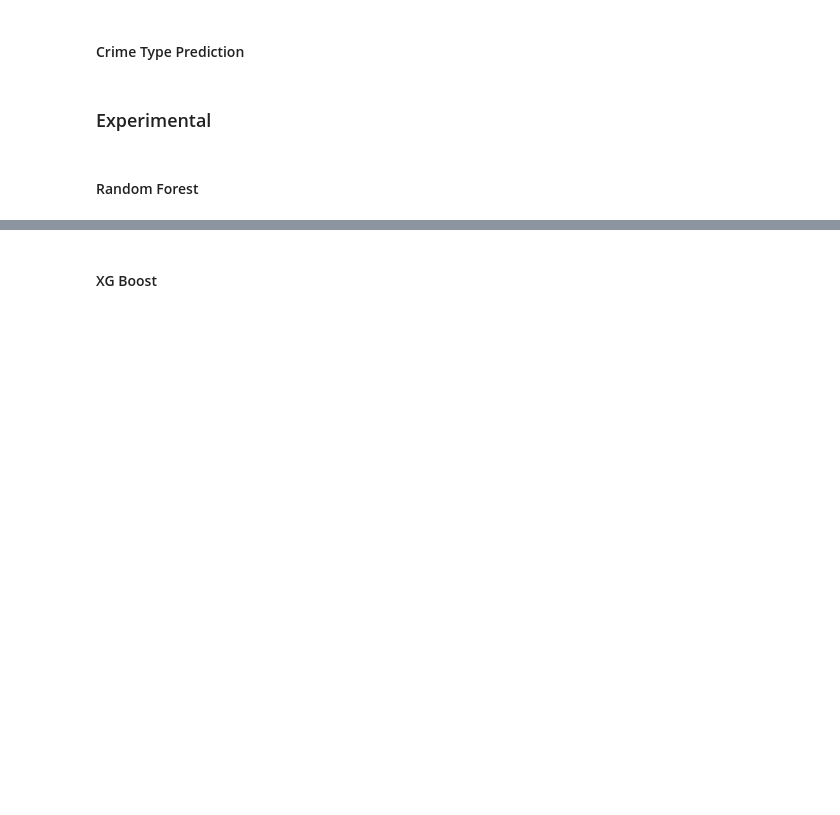
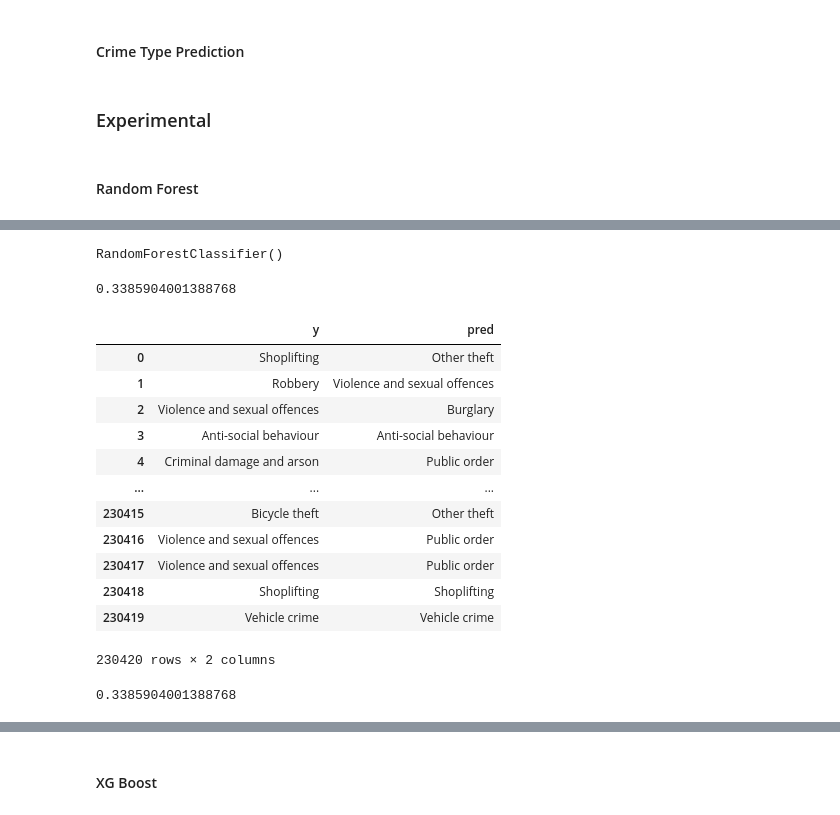
Before and after one commit to MoshaLangerak/Data_Challenge_2_Group_18, a Jupyter notebook: DC_2_FinalSubmit.ipynb, the cells around one changed output, grey strips where cells are left out. Drawn from its saved outputs; the diff is of its cells as text; code cells hidden in the pictures; blank space fills up the shorter version.

```diff
--- a/DC_2_FinalSubmit.ipynb
+++ b/DC_2_FinalSubmit.ipynb
@@ -821,0 +847,46 @@ tree.plot_tree(clf);
+# %%
+# Create an X and Y
+X = df[['E LSOA code', 'E Month', 'E Location', 'Longitude', 'Latitude', 'Employment Domain Score',
+       'Income Domain Score', 'IDACI Score', 'IDAOPI Score', 'Police Strength',
+       'Police Funding', 'Population']].values
+Y = df['Crime type'].values
+# %%
+# Fit Decision Tree on Crime Types and split the dataset in training and data.
+clf = RandomForestClassifier()
+X_train, X_test, y_train, y_test = train_test_split(X, Y, test_size=0.1, random_state=42)
+clf.fit(X_train, y_train)
+# %% [output]
+RandomForestClassifier()
+# %%
+# Predictions on Test Set
+preds = clf.predict(X_test)
+# %%
+accuracy_score(y_test, preds)
+# %% [output]
+0.3385904001388768
+# %%
+# Predictions in a Dataframe
+df_preds = pd.DataFrame()
+df_preds['y'] = y_test
+df_preds['pred'] = preds
+# %%
+df_preds
+# %% [output]
+|  | y | pred |
+| 0 | Shoplifting | Other theft |
+| 1 | Robbery | Violence and sexual offences |
+| 2 | Violence and sexual offences | Burglary |
+| 3 | Anti-social behaviour | Anti-social behaviour |
+| 4 | Criminal damage and arson | Public order |
+| ... | ... | ... |
+| 230415 | Bicycle theft | Other theft |
+| 230416 | Violence and sexual offences | Public order |
+| 230417 | Violence and sexual offences | Public order |
+| 230418 | Shoplifting | Shoplifting |
+| 230419 | Vehicle crime | Vehicle crime |
+230420 rows × 2 columns
+# %%
+# Accuracy
+len(df_preds.loc[df_preds['y'] == df_preds['pred']]) / len(y_test)
+# %% [output]
+0.3385904001388768
```
Also changed, not shown: parts of 33 cells of this notebook, 2 other files.
